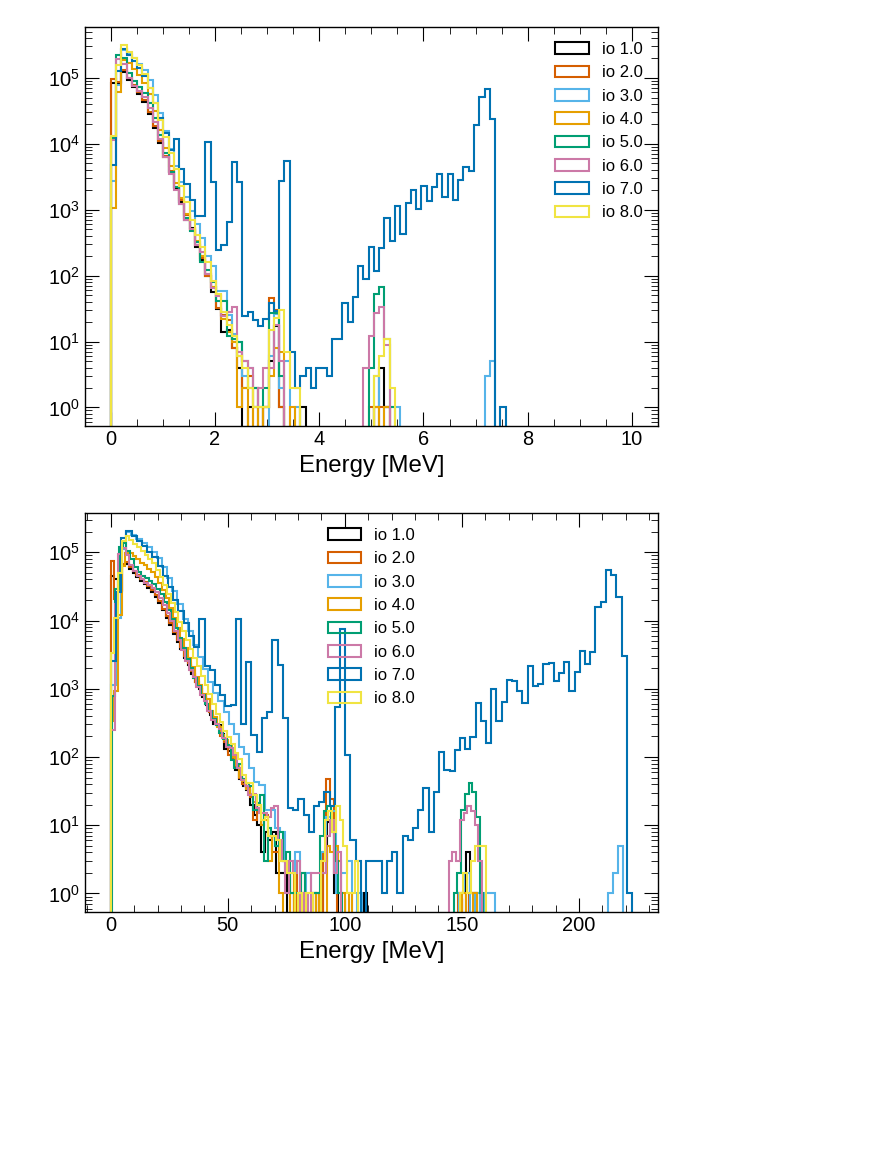
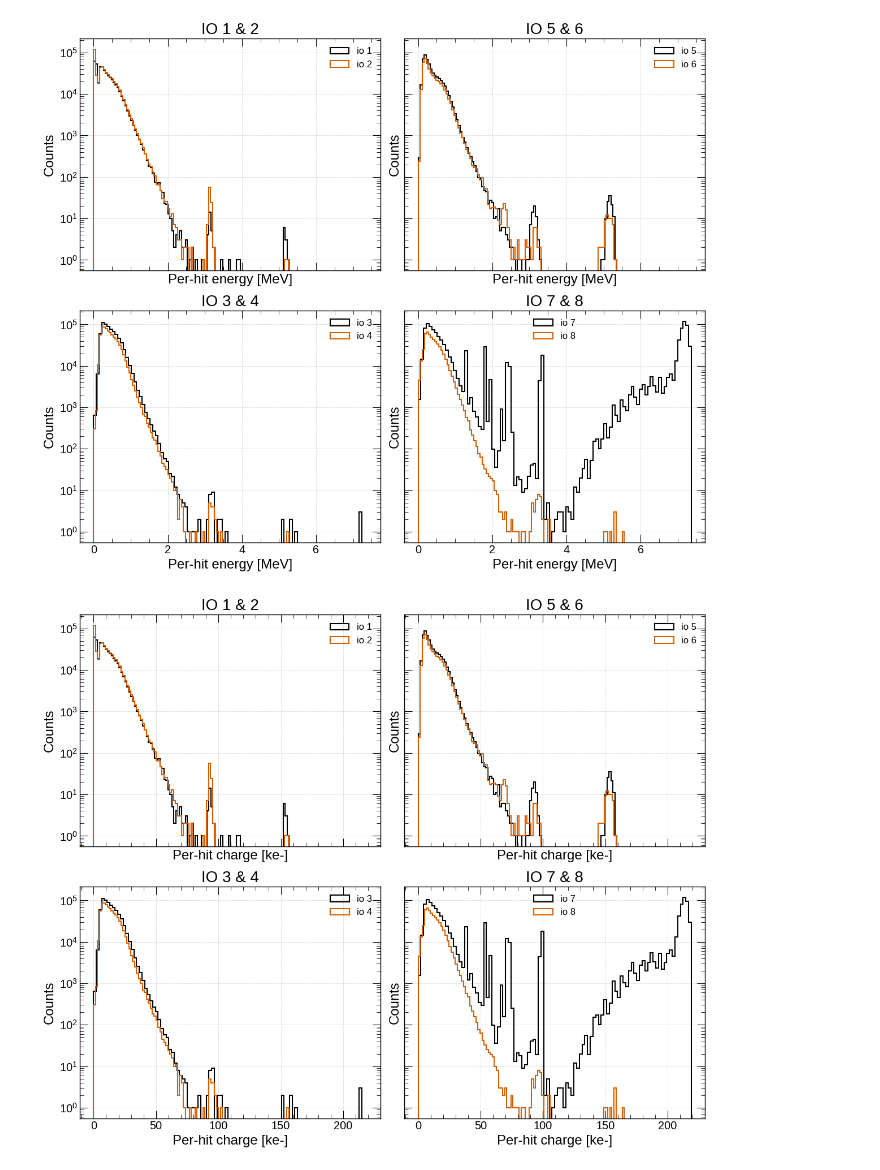
Before and after one commit to lmlepin9/2x2_neutron_sources, a Jupyter notebook: DTG/charge/Analyze_DTG_clusters.ipynb, the cells around one changed output. Saved outputs shown, nothing was run; the diff lists cells and outputs as text; code cells hidden in the pictures; blank space fills up the shorter version.

Commit message:
Updates to DTG cluster ana

```diff
--- a/DTG/charge/Analyze_DTG_clusters.ipynb
+++ b/DTG/charge/Analyze_DTG_clusters.ipynb
@@ -137,43 +137,72 @@ Elapsed time 12.833650588989258
 Unique (file_id, event_id) pairs: 21985
 # %%
-plt.figure()
+fig, axes = plt.subplots(2, 2, figsize=(12, 10), sharex=True, sharey=True)
 
-bins = np.linspace(0, 10, 100)
+# Mapping panels → IO groups
+panel_map = {
+    (0, 0): [1, 2],   # top left
+    (1, 0): [3, 4],   # bottom left
+    (0, 1): [5, 6],   # top right
+    (1, 1): [7, 8],   # bottom right
+}
 
-for io_val, energies in E_hits.items():
-    plt.hist(
-        energies,
-        bins=bins,
-        histtype='step',
-        label=f'io {io_val}'
-    )
+for (row, col), io_list in panel_map.items():
+    ax = axes[row, col]
 
-plt.xlabel('Energy [MeV]')
-plt.yscale('log')
+    for io_val in io_list:
+        if io_val in E_hits:
+            ax.hist(
+                E_hits[io_val],
+                bins=100,
+                histtype='step',
+                label=f'io {io_val}'
+            )
 
-plt.legend()
+    ax.set_title(f'IO {io_list[0]} & {io_list[1]}',fontsize=20)
+    ax.set_yscale('log')
+    ax.set_xlabel('Per-hit energy [MeV]')
+    ax.set_ylabel('Counts')
+    ax.legend()
+    ax.grid(alpha=0.6)
+
 plt.tight_layout()
+#plt.savefig('E_cluster_low_4panel.png', dpi=200, bbox_inches='tight')
 plt.show()
 # %% [output]
-[figure, old version]
+[figure, new version]
 # %%
-plt.figure()
+fig, axes = plt.subplots(2, 2, figsize=(12, 10), sharex=True, sharey=True)
 
+# Mapping panels → IO groups
+panel_map = {
+    (0, 0): [1, 2],   # top left
+    (1, 0): [3, 4],   # bottom left
+    (0, 1): [5, 6],   # top right
+    (1, 1): [7, 8],   # bottom right
+}
 
-for io_val, charges in Q_hits.items():
-    plt.hist(
-        charges,
-        bins=100,
-        histtype='step',
-        label=f'io {io_val}'
-    )
+for (row, col), io_list in panel_map.items():
+    ax = axes[row, col]
 
-plt.xlabel('Energy [MeV]')
-plt.yscale('log')
+    for io_val in io_list:
+        if io_val in Q_hits:
+            ax.hist(
+                Q_hits[io_val],
+                bins=100,
+                histtype='step',
+                label=f'io {io_val}'
+            )
 
-plt.legend()
+    ax.set_title(f'IO {io_list[0]} & {io_list[1]}',fontsize=20)
+    ax.set_yscale('log')
+    ax.set_xlabel('Per-hit charge [ke-]')
+    ax.set_ylabel('Counts')
+    ax.legend()
+    ax.grid(alpha=0.6)
+
 plt.tight_layout()
+#plt.savefig('E_cluster_low_4panel.png', dpi=200, bbox_inches='tight')
 plt.show()
 # %% [output]
-[figure, old version]
+[figure, new version]
 # %%
```
Also changed, not shown: parts of 3 cells of this notebook.
